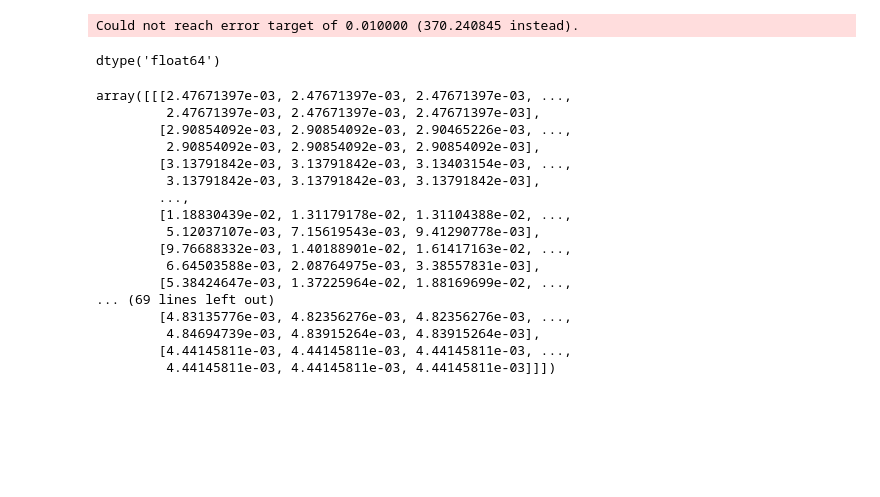
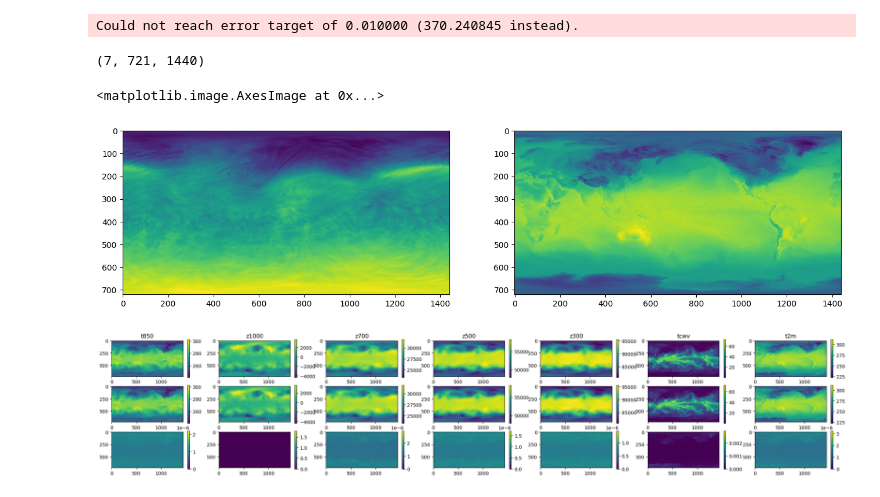
Before and after one commit to luigifusco/weather-benchmarks, a Jupyter notebook: lib/test.ipynb, the cells around one changed output. Drawn from its saved outputs; the diff is of its cells as text; code cells hidden in the pictures; blank space fills up the shorter version.

Commit message:
make zarr source work

```diff
--- a/lib/test.ipynb
+++ b/lib/test.ipynb
@@ -18,36 +19,36 @@ dlwp_vars = ['t850', 'z1000', 'z700', 'z500', 'z300', 'tcwv', 't2m']
 time = datetime.datetime(2018, 1, 1)
 # %%
 dlwp_data_source = cds.DataSource(dlwp_vars)
+zarr_source = ZarrSource(dlwp_vars)
 compressed_source = CompressedWrapper(cds.DataSource(dlwp_vars), J2KFilter((721,1440,1128792064,3,1008981770), libpath='/scratch/lfusco/weather-benchmarks/compression-filter/src/build/lib/libh5z_j2k.so'))
 # %%
 data = dlwp_data_source[time]
+zarr_data = zarr_source[time]
 compressed_data = compressed_source[time]
 # %% [output]
 Could not reach error target of 0.010000 (370.240845 instead).
+# %%
+zarr_data = np.array(zarr_data)
 # %%
-data.dtype
+data.shape
 # %% [output]
-dtype('float64')
+(7, 721, 1440)
+# %%
+fig, (ax1, ax2) = plt.subplots(1, 2, figsize=(16, 6))
+ax1.imshow(zarr_data[6])
+ax2.imshow(data[6])
+# %% [output]
+<matplotlib.image.AxesImage at 0x...>
+[figure, added]
 # %%
-fig, axs = plt.subplots(2, len(dlwp_vars), figsize=(len(dlwp_vars) * 4, 5))
-for i in range(13):
-    axs[0, i].imshow(data[i])
-    axs[1, i].imshow(compressed_data[i])
+fig, axs = plt.subplots(3, len(dlwp_vars), figsize=(len(dlwp_vars) * 4, 5))
+for i in range(len(dlwp_vars)):
+    axs[0, i].set_title(dlwp_vars[i])
+    cax = axs[0, i].imshow(data[i])
+    fig.colorbar(cax, ax=axs[0, i])
+    cax = axs[1, i].imshow(zarr_data[i])
+    fig.colorbar(cax, ax=axs[1, i])
+    cax = axs[2, i].imshow(np.abs(data[i] - zarr_data[i]) / np.abs(data[i]))
+    fig.colorbar(cax, ax=axs[2, i])
 # %% [output]
-array([[[2.47671397e-03, 2.47671397e-03, 2.47671397e-03, ...,
-         2.47671397e-03, 2.47671397e-03, 2.47671397e-03],
-        [2.90854092e-03, 2.90854092e-03, 2.90465226e-03, ...,
-         2.90854092e-03, 2.90854092e-03, 2.90854092e-03],
-        [3.13791842e-03, 3.13791842e-03, 3.13403154e-03, ...,
-         3.13791842e-03, 3.13791842e-03, 3.13791842e-03],
-        ...,
-        [1.18830439e-02, 1.31179178e-02, 1.31104388e-02, ...,
-         5.12037107e-03, 7.15619543e-03, 9.41290778e-03],
-        [9.76688332e-03, 1.40188901e-02, 1.61417163e-02, ...,
-         6.64503588e-03, 2.08764975e-03, 3.38557831e-03],
-        [5.38424647e-03, 1.37225964e-02, 1.88169699e-02, ...,
-... (69 lines left out)
-        [4.83135776e-03, 4.82356276e-03, 4.82356276e-03, ...,
-         4.84694739e-03, 4.83915264e-03, 4.83915264e-03],
-        [4.44145811e-03, 4.44145811e-03, 4.44145811e-03, ...,
-         4.44145811e-03, 4.44145811e-03, 4.44145811e-03]]])
+[figure, added]
```
Also changed, not shown: parts of 2 cells of this notebook, 5 other files.
